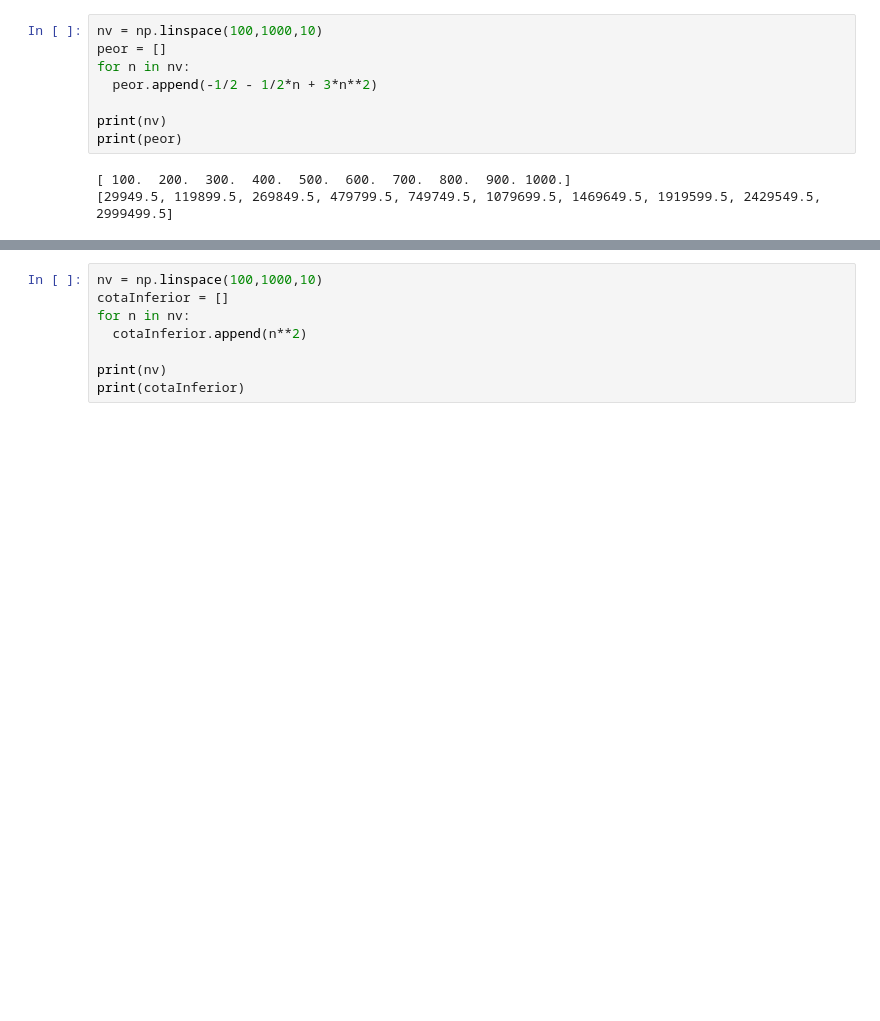
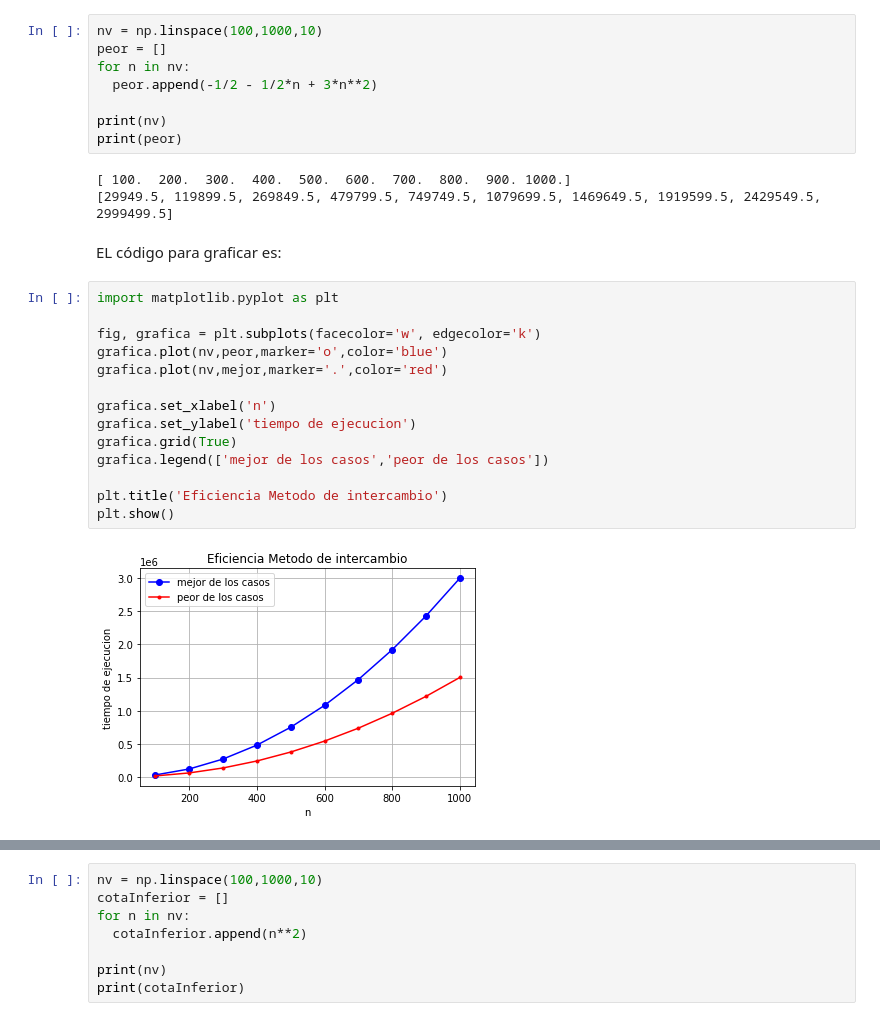
Before and after one commit to CastilloEdaUnam/Notas, a Jupyter notebook: EficienciaAlgoritmica.ipynb, the cells around one changed output, grey strips where cells are left out. Saved outputs shown, nothing was run; the diff lists cells and outputs as text; blank space fills up the shorter version.

```diff
--- a/EficienciaAlgoritmica.ipynb
+++ b/EficienciaAlgoritmica.ipynb
@@ -316,3 +328,21 @@ print(peor)
 # %% [output]
 [ 100.  200.  300.  400.  500.  600.  700.  800.  900. 1000.]
 [29949.5, 119899.5, 269849.5, 479799.5, 749749.5, 1079699.5, 1469649.5, 1919599.5, 2429549.5, 2999499.5]
+# %% [markdown]
+EL código para graficar es:
+# %%
+import matplotlib.pyplot as plt
+
+fig, grafica = plt.subplots(facecolor='w', edgecolor='k')
+grafica.plot(nv,peor,marker='o',color='blue')
+grafica.plot(nv,mejor,marker='.',color='red')
+
+grafica.set_xlabel('n')
+grafica.set_ylabel('tiempo de ejecucion')
+grafica.grid(True)
+grafica.legend(['mejor de los casos','peor de los casos'])
+
+plt.title('Eficiencia Metodo de intercambio')
+plt.show()
+# %% [output]
+[figure, added]
```
Also changed, not shown: parts of 13 cells of this notebook.
